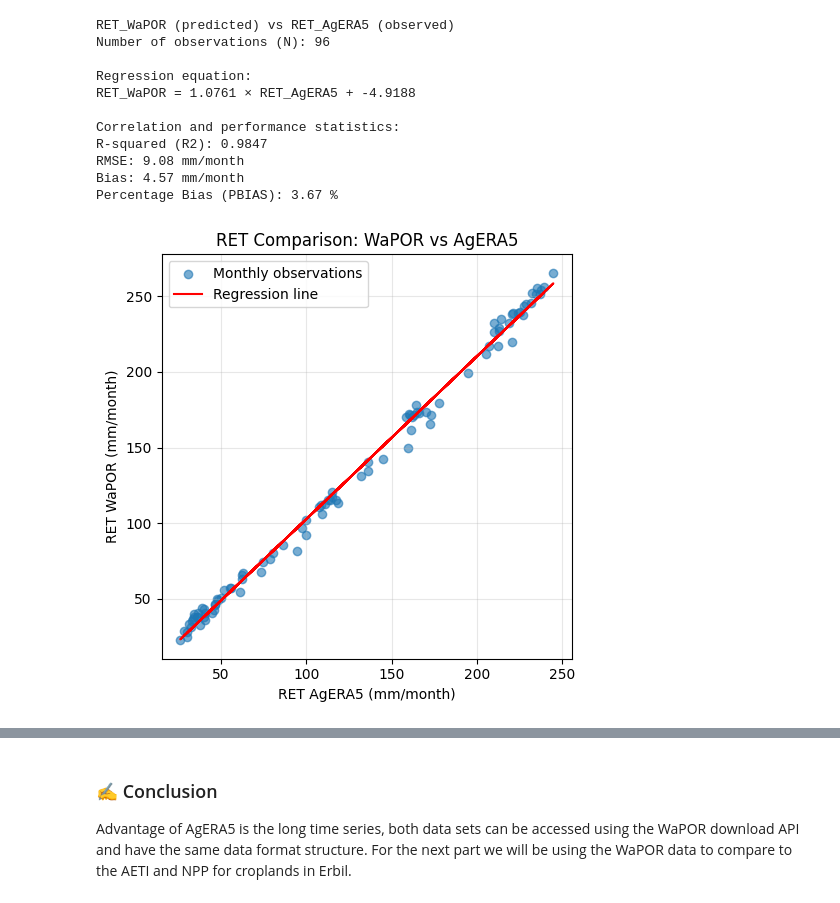
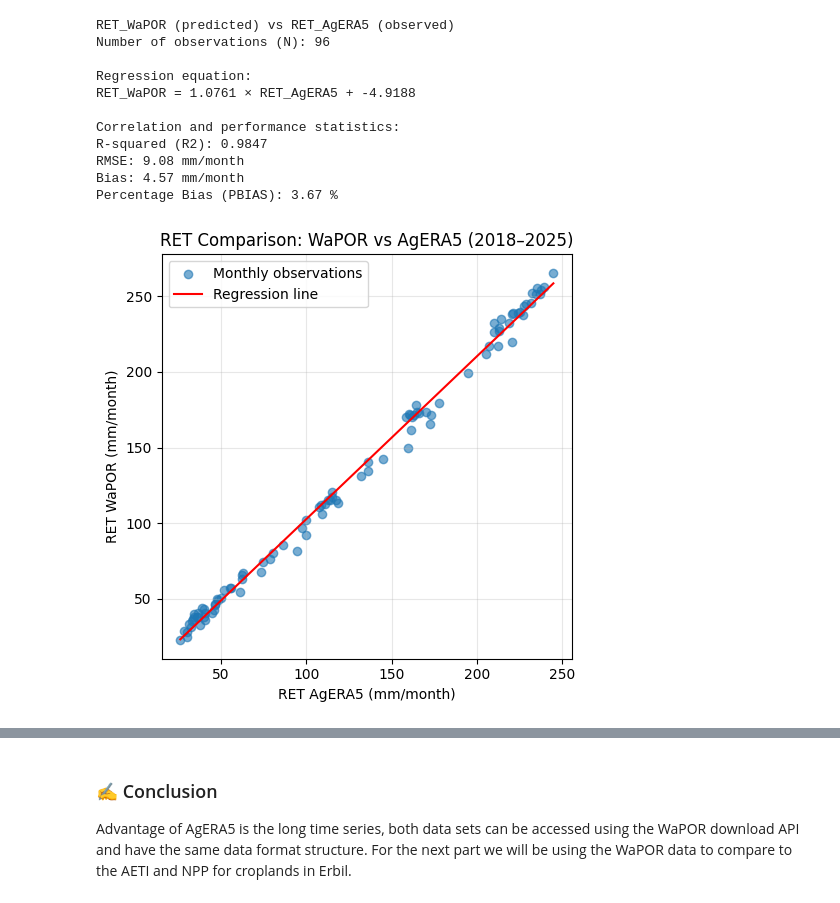
Before and after one commit to drealdrizz/Arithmetic, a Jupyter notebook: 3.1_Correlation_Analyses.ipynb, the cells around one changed output, grey strips where cells are left out. Saved outputs shown, nothing was run; the diff lists cells and outputs as text; code cells hidden in the pictures.

```diff
--- a/3.1_Correlation_Analyses.ipynb
+++ b/3.1_Correlation_Analyses.ipynb
@@ -687,8 +723,9 @@ RMSE: 9.08 mm/month
 Bias: 4.57 mm/month
 Percentage Bias (PBIAS): 3.67 %
 # %%
+
 # =============================================================================
-# SCATTERPLOT OF TWO VARIABLES
+# SCATTERPLOT OF TWO VARIABLES — RET WaPOR vs AgERA5
 # =============================================================================
 
 import matplotlib.pyplot as plt
@@ -698,34 +735,48 @@ fig, ax = plt.subplots(1, 1, figsize=(5, 5))
 
 # Scatter: RET comparison WaPOR vs AgERA5
 ax.scatter(
     df_common["RET_AgERA5"],
     df_common["RET_WaPOR"],
     alpha=0.6,
     label="Monthly observations"
 )
 
 # Add regression line
 x = df_common["RET_AgERA5"].dropna()
 y = df_common.loc[x.index, "RET_WaPOR"]
 
 slope, intercept = np.polyfit(x, y, 1)
 
+x_fit = np.linspace(x.min(), x.max(), 100)
+
 ax.plot(
-    x,
-    slope * x + intercept,
+    x_fit,
+    slope * x_fit + intercept,
     color="red",
     label="Regression line"
 )
 
 # Add labels and title
 ax.set_xlabel("RET AgERA5 (mm/month)")
 ax.set_ylabel("RET WaPOR (mm/month)")
-ax.set_title("RET Comparison: WaPOR vs AgERA5")
+ax.set_title("RET Comparison: WaPOR vs AgERA5 (2018–2025)")
 
 ax.legend()
 ax.grid(True, alpha=0.3)
 
 plt.tight_layout()
+
+# Save at 300 DPI
+fig.savefig(
+    "WaPOR_AgERA5_RET_Scatterplot_2018_2025.png",
+    dpi=300,
+    bbox_inches="tight"
+)
+
 plt.show()
+
+# Download figure
+from google.colab import files
+files.download("WaPOR_AgERA5_RET_Scatterplot_2018_2025.png")
 # %% [output]
-[figure, old version]
+[figure, new version]
```
Also changed, not shown: parts of 4 cells of this notebook.
